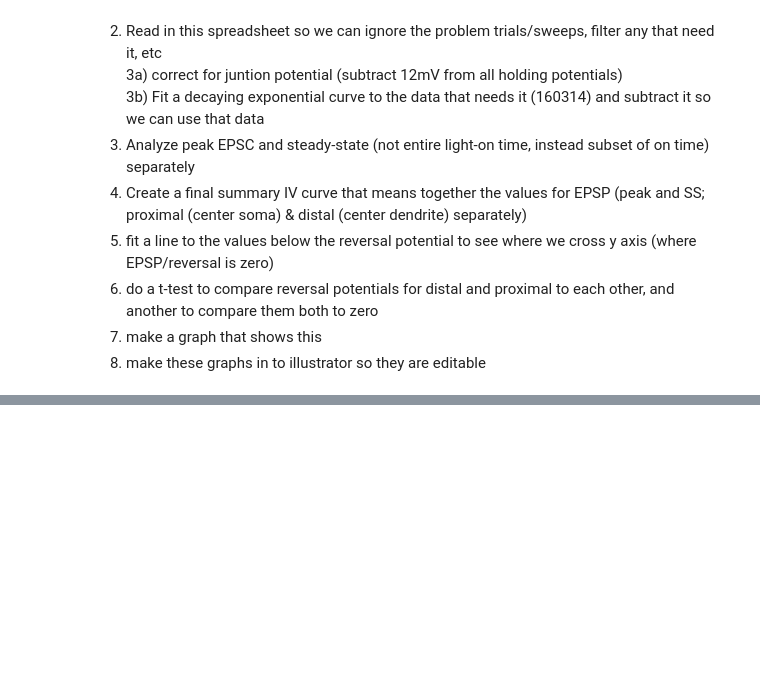
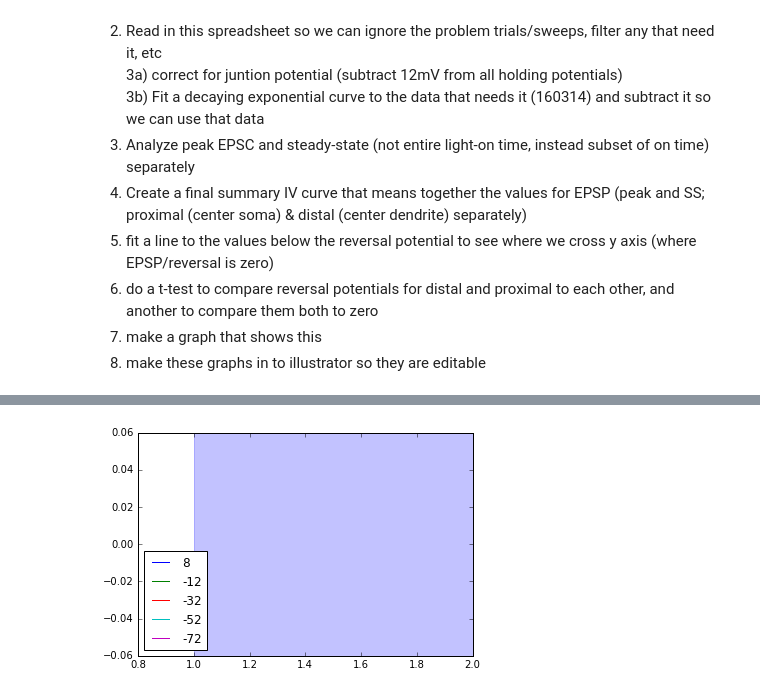
Before and after one commit to vdutell/ephysanalysis, a Jupyter notebook: vclamp.ipynb, the cells around one changed output, grey strips where cells are left out. Drawn from its saved outputs; the diff is of its cells as text; code cells hidden in the pictures; blank space fills up the shorter version.

```diff
--- a/vclamp.ipynb
+++ b/vclamp.ipynb
@@ -1541,14 +1550,13 @@ We want some summary plots to wrap this project up without needing to collect mo
 # %%
 def plotsigs(signal_entry):
-    for asig in signal_entry:
+    for psig in signal_entry:
         #print asig
-        times = asig[0].times
+        times = psig[0].times
         times = times - times[0]
-        plt.plot(times, asig[0], label = asig[1])
-        plt.legend()
+        plt.plot(times, psig[0], label = psig[1])
+        plt.legend(loc=3)
         plt.axvspan(1,2, alpha=0.05,
                     color='blue')
-    return plt
 # %%
 def readrawsweep(block, number):
     #grab signal out
@@ -1806 +1869,6 @@ sweeps[40:41]
+# %%
+#plotsigs(proxmean)
+plotsigs(proxmeannorm)
+# %% [output]
+[figure, added]
 # %%
```
Also changed, not shown: parts of 19 cells of this notebook.
